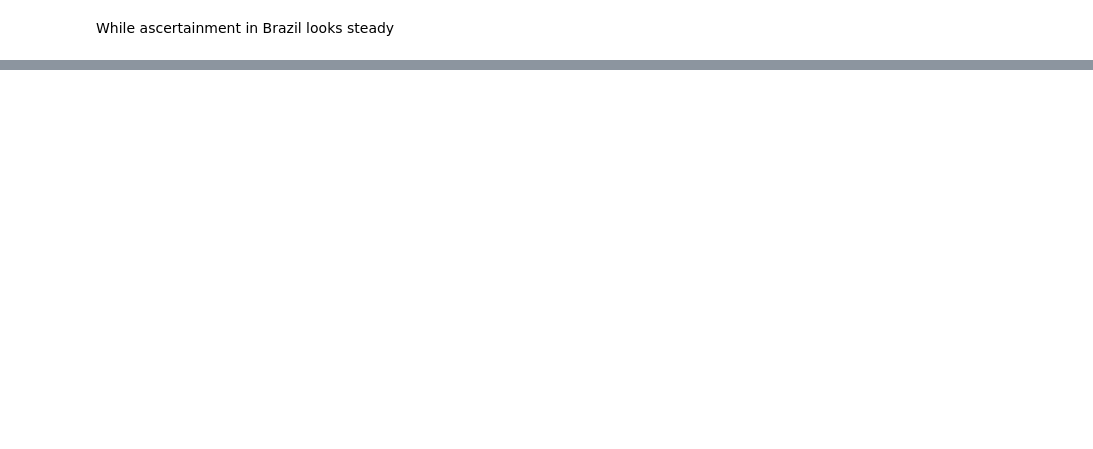
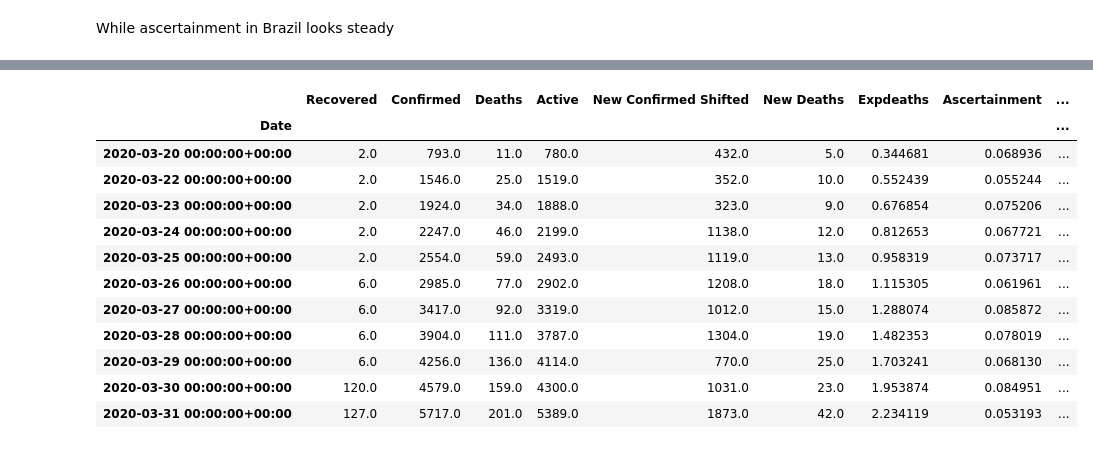
Before and after one commit to jsalvatier/epimodel, a Jupyter notebook: notebooks/djohnston/Cases_from_deaths.ipynb, the cells around one changed output, grey strips where cells are left out. Drawn from its saved outputs; the diff is of its cells as text; code cells hidden in the pictures; blank space fills up the shorter version.

```diff
--- a/notebooks/djohnston/Cases_from_deaths.ipynb
+++ b/notebooks/djohnston/Cases_from_deaths.ipynb
@@ -116,0 +215,22 @@ csse_ds.loc['BR','Ascertainment'].plot()
+# %%
+csse_working = csse_ds[(csse_ds['New Deaths']>=5)&(~pd.isna(csse_ds['Ascertainment']))].copy()
+csse_working[(csse_working['Ascertainment']>1)]
+
+# The method assumes constant ascertainment anyway
+
+csse_working['New true'] = csse_working['New Confirmed Shifted']/csse_working.groupby(level=0)['Ascertainment'].mean()
+csse_working.loc['BR']
+# %% [output]
+|  | Recovered | Confirmed | Deaths | Active | New Confirmed Shifted | New Deaths | Expdeaths | Ascertainment | ... |
+| Date |  |  |  |  |  |  |  |  | ... |
+| 2020-03-20 00:00:00+00:00 | 2.0 | 793.0 | 11.0 | 780.0 | 432.0 | 5.0 | 0.344681 | 0.068936 | ... |
+| 2020-03-22 00:00:00+00:00 | 2.0 | 1546.0 | 25.0 | 1519.0 | 352.0 | 10.0 | 0.552439 | 0.055244 | ... |
+| 2020-03-23 00:00:00+00:00 | 2.0 | 1924.0 | 34.0 | 1888.0 | 323.0 | 9.0 | 0.676854 | 0.075206 | ... |
+| 2020-03-24 00:00:00+00:00 | 2.0 | 2247.0 | 46.0 | 2199.0 | 1138.0 | 12.0 | 0.812653 | 0.067721 | ... |
+| 2020-03-25 00:00:00+00:00 | 2.0 | 2554.0 | 59.0 | 2493.0 | 1119.0 | 13.0 | 0.958319 | 0.073717 | ... |
+| 2020-03-26 00:00:00+00:00 | 6.0 | 2985.0 | 77.0 | 2902.0 | 1208.0 | 18.0 | 1.115305 | 0.061961 | ... |
+| 2020-03-27 00:00:00+00:00 | 6.0 | 3417.0 | 92.0 | 3319.0 | 1012.0 | 15.0 | 1.288074 | 0.085872 | ... |
+| 2020-03-28 00:00:00+00:00 | 6.0 | 3904.0 | 111.0 | 3787.0 | 1304.0 | 19.0 | 1.482353 | 0.078019 | ... |
+| 2020-03-29 00:00:00+00:00 | 6.0 | 4256.0 | 136.0 | 4114.0 | 770.0 | 25.0 | 1.703241 | 0.068130 | ... |
+| 2020-03-30 00:00:00+00:00 | 120.0 | 4579.0 | 159.0 | 4300.0 | 1031.0 | 23.0 | 1.953874 | 0.084951 | ... |
+| 2020-03-31 00:00:00+00:00 | 127.0 | 5717.0 | 201.0 | 5389.0 | 1873.0 | 42.0 | 2.234119 | 0.053193 | ... |
```
Also changed, not shown: parts of 19 cells of this notebook.
